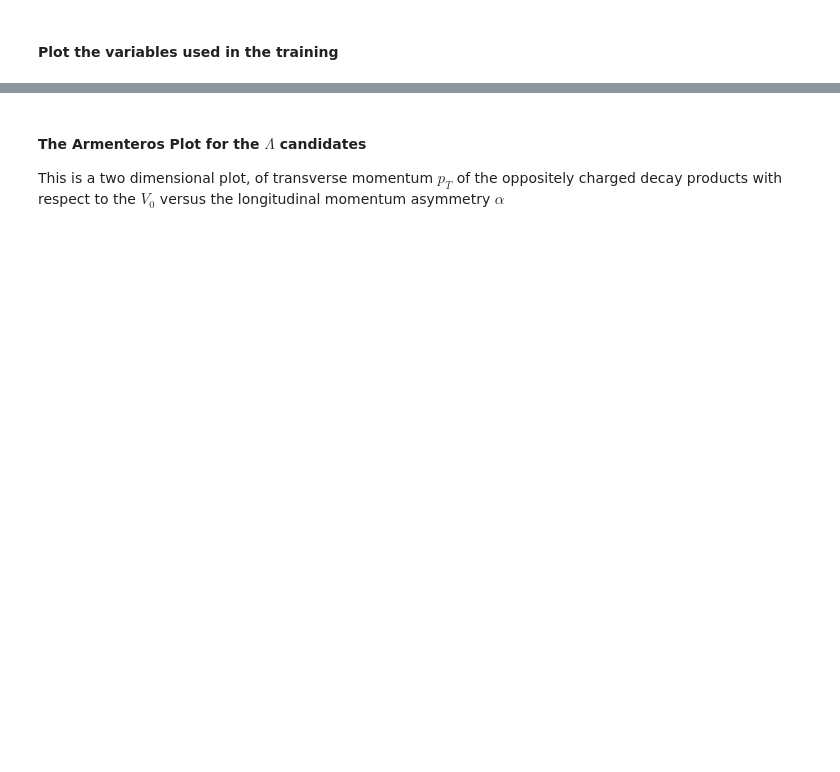
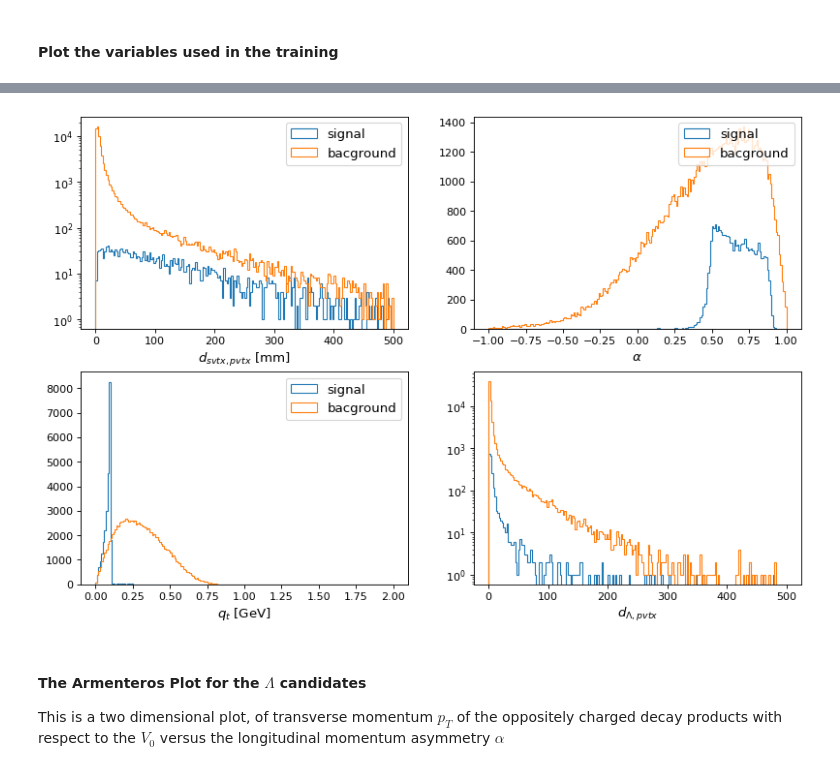
Before and after one commit to wesmail/HADES_Hydra, a Jupyter notebook: AI/LambdaSelectionTrainingPyTorch.ipynb, the cells around one changed output, grey strips where cells are left out. Saved outputs shown, nothing was run; the diff lists cells and outputs as text; code cells hidden in the pictures; blank space fills up the shorter version.

```diff
--- a/AI/LambdaSelectionTrainingPyTorch.ipynb
+++ b/AI/LambdaSelectionTrainingPyTorch.ipynb
@@ -111,30 +112,29 @@ plt.show()
 # %%
-%matplotlib notebook
 fig = plt.figure(figsize=(12, 8), dpi=80)
 
 plt.subplot(2, 2, 1)
-plt.hist(df.loc[df.typ==1].d_svtx_pvtx, histtype='step', bins=200, label='signal', range=(0,500))
-plt.hist(df.loc[df.typ==0].d_svtx_pvtx, histtype='step', bins=200, label='bacground', range=(0,500))
+plt.hist(df.loc[df.label==1].d_svtx_pvtx, histtype='step', bins=200, label='signal', range=(0,500))
+plt.hist(df.loc[df.label==0].d_svtx_pvtx, histtype='step', bins=200, label='bacground', range=(0,500))
 plt.xlabel(r'$d_{svtx, pvtx}$ [mm]', fontsize=12)
 plt.semilogy()
 plt.legend(fontsize=12)
 
 plt.subplot(2, 2, 4)
-plt.hist(df.loc[df.typ==1].d_l, histtype='step', bins=200, label='signal', range=(0,500))
-plt.hist(df.loc[df.typ==0].d_l, histtype='step', bins=200, label='bacground', range=(0,500))
+plt.hist(df.loc[df.label==1].d_l, histtype='step', bins=200, label='signal', range=(0,500))
+plt.hist(df.loc[df.label==0].d_l, histtype='step', bins=200, label='bacground', range=(0,500))
 plt.semilogy()
 plt.xlabel(r'$d_{\Lambda, pvtx}$', fontsize=12)
 
 
 plt.subplot(2, 2, 2)
-plt.hist(df.loc[df.typ==1].alpha, histtype='step', bins=200, label='signal', range=(-1,1))
-plt.hist(df.loc[df.typ==0].alpha, histtype='step', bins=200, label='bacground', range=(-1,1))
+plt.hist(df.loc[df.label==1].alpha, histtype='step', bins=200, label='signal', range=(-1,1))
+plt.hist(df.loc[df.label==0].alpha, histtype='step', bins=200, label='bacground', range=(-1,1))
 plt.xlabel(r'$\alpha$', fontsize=12)
 plt.legend(fontsize=12)
 
 plt.subplot(2, 2, 3)
-plt.hist(df.loc[df.typ==1].q_t, histtype='step', bins=200, label='signal', range=(0,2))
-plt.hist(df.loc[df.typ==0].q_t, histtype='step', bins=200, label='bacground', range=(0,2))
+plt.hist(df.loc[df.label==1].q_t, histtype='step', bins=200, label='signal', range=(0,2))
+plt.hist(df.loc[df.label==0].q_t, histtype='step', bins=200, label='bacground', range=(0,2))
 plt.xlabel(r'$q_{t}$ [GeV]', fontsize=12)
 plt.legend(fontsize=12)
 
@@ -147,3 +145,4 @@ plt.show()
+[figure, added]
 # %% [markdown]
 #### The Armenteros Plot for the $\Lambda$ candidates
 This is a two dimensional plot, of transverse momentum $p_{T}$ of the oppositely charged decay products with respect to the $V_{0}$ versus the longitudinal momentum asymmetry $\alpha$
```
Also changed, not shown: parts of 24 cells of this notebook.
